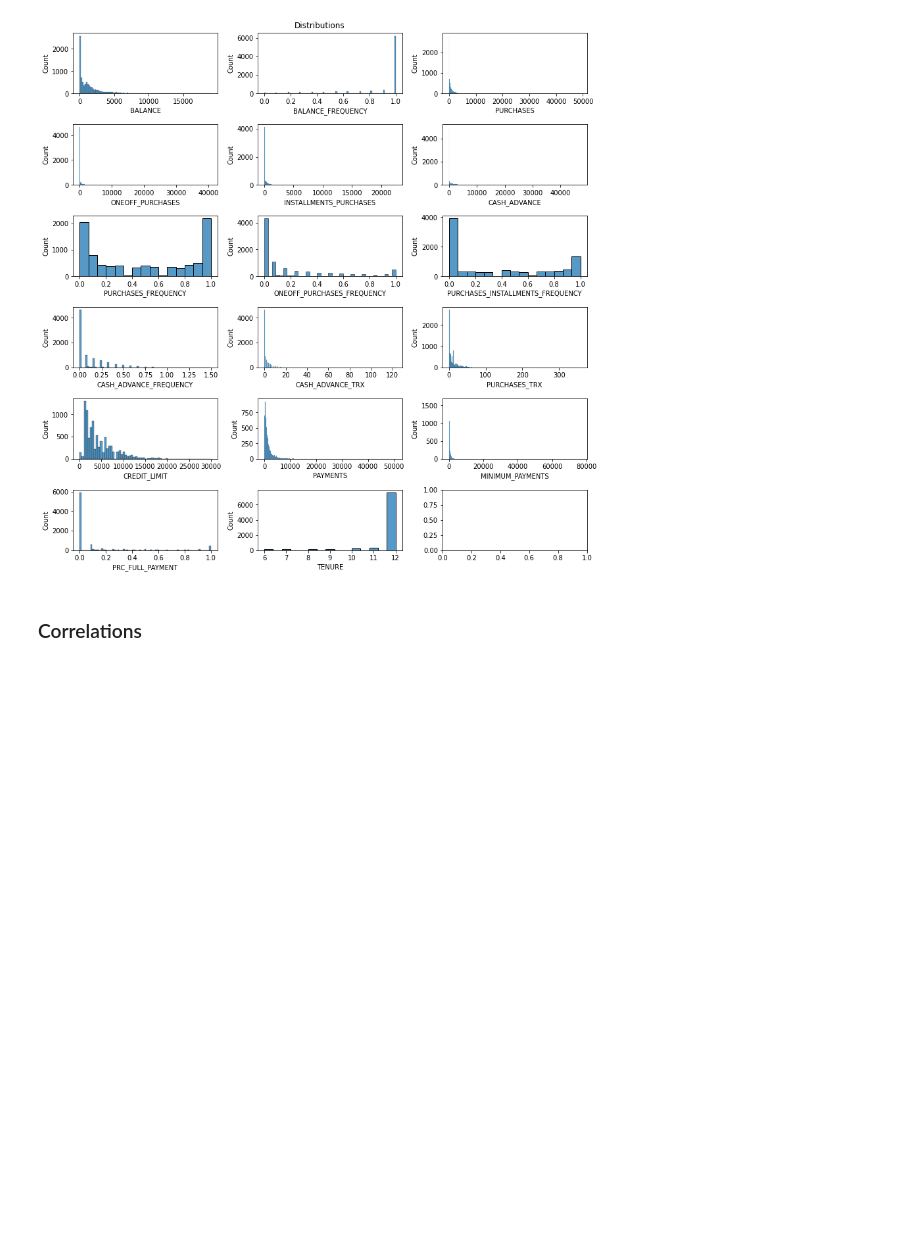
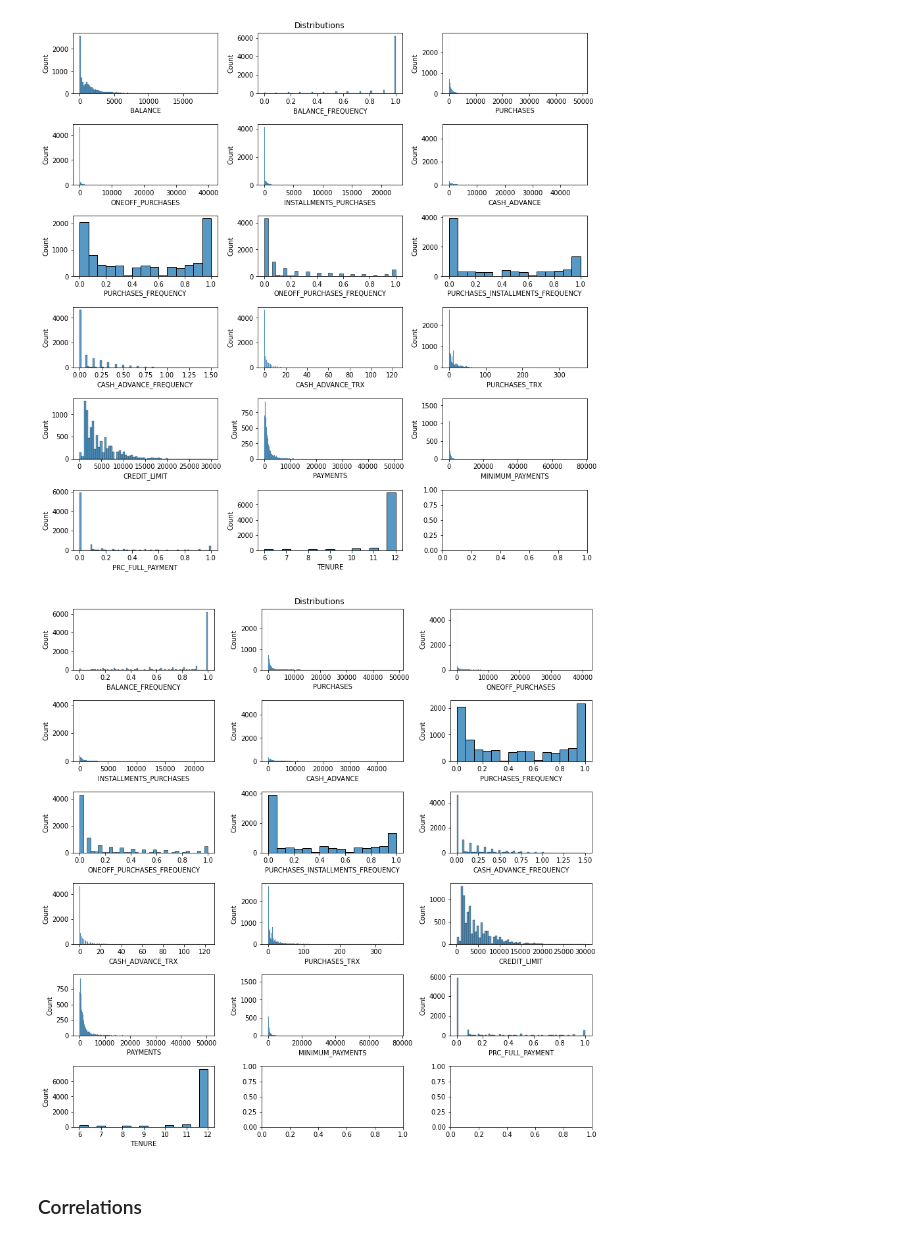
Before and after one commit to LeventSoykan/Credit_Card_Data_Clustering, a Jupyter notebook: clustering.ipynb, the cells around one changed output. Saved outputs shown, nothing was run; the diff lists cells and outputs as text; code cells hidden in the pictures; blank space fills up the shorter version.

```diff
--- a/clustering.ipynb
+++ b/clustering.ipynb
@@ -179,6 +179,17 @@ plt.tight_layout()
 plt.show();
 # %% [output]
 [figure]
+# %%
+fig, axes = plt.subplots(6,3, figsize=(12,12))
+log_df = df.select_dtypes(include=np.number).apply(np.log)
+# for i, col in enumerate(df.drop('CUST_ID', axis=1).columns):
+for i, col in enumerate(log_df.iloc[:,1:].columns):
+    sns.histplot(x=col, data=df, ax=axes[i//3,i%3])
+fig.suptitle('Distributions')
+plt.tight_layout()
+plt.show();
+# %% [output]
+[figure, added]
 # %% [markdown]
 ### Correlations
 # %%
```
